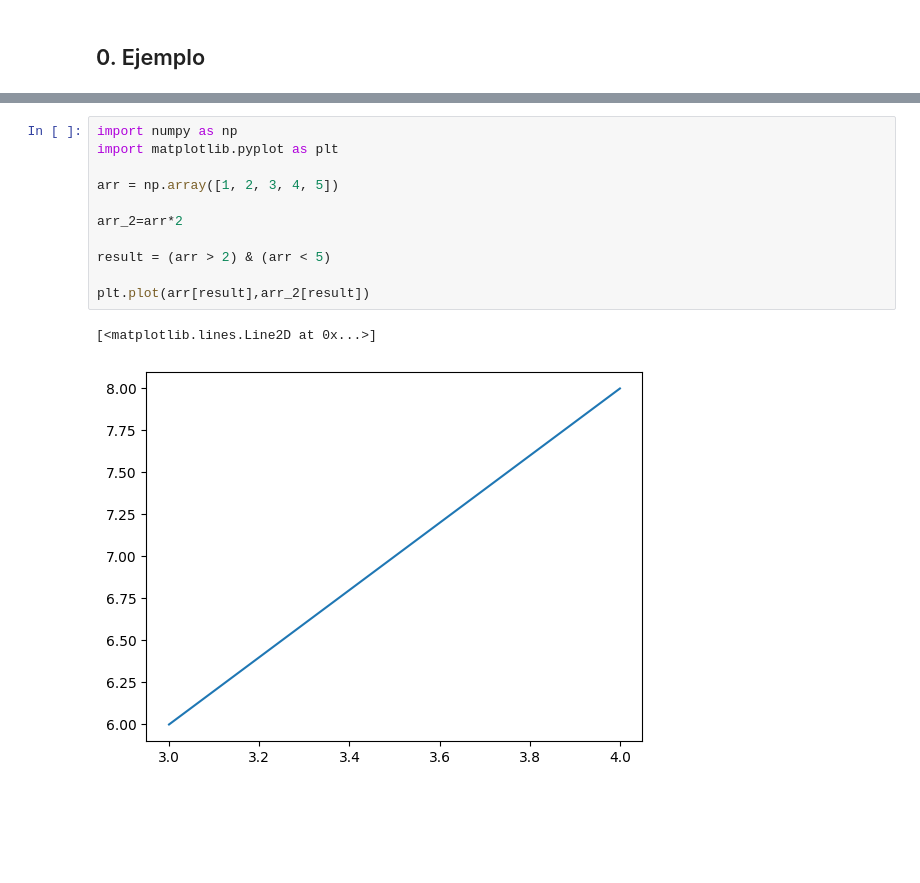
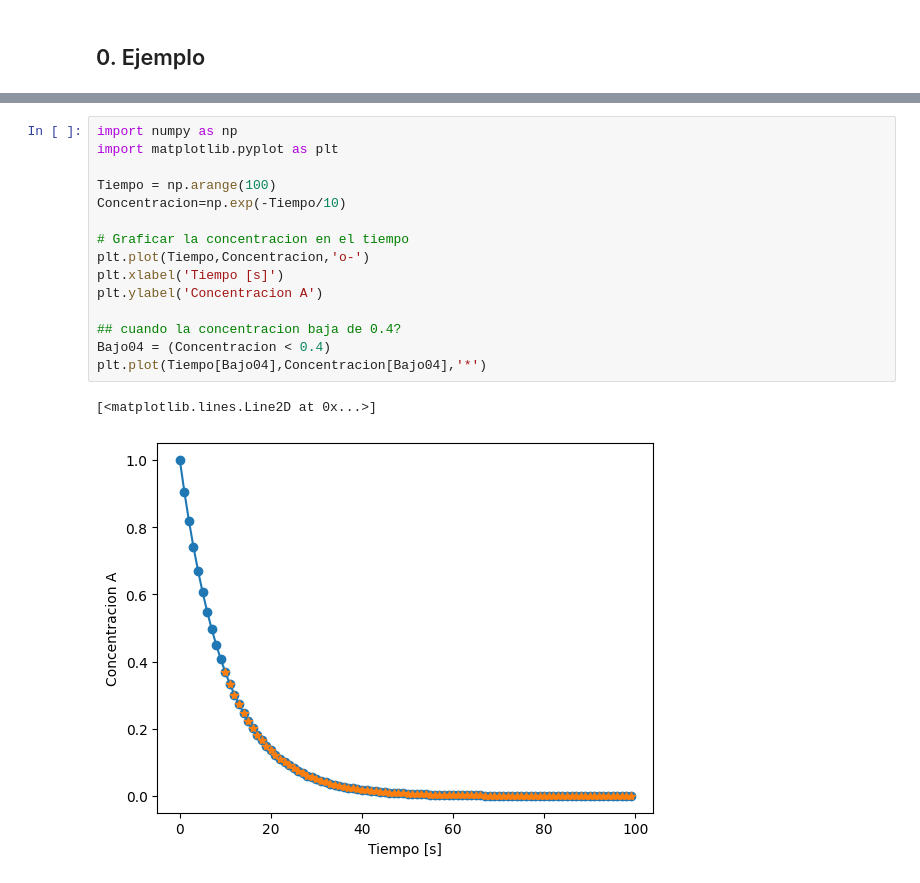
Before and after one commit to AndreaColinsR/Clases_programacion, a Jupyter notebook: Clase8/Clase8.ipynb, the cells around one changed output, grey strips where cells are left out. Saved outputs shown, nothing was run; the diff lists cells and outputs as text; blank space fills up the shorter version.

```diff
--- a/Clase8/Clase8.ipynb
+++ b/Clase8/Clase8.ipynb
@@ -106,14 +235,18 @@ Wear boots
 # %%
 import numpy as np
 import matplotlib.pyplot as plt
 
-arr = np.array([1, 2, 3, 4, 5])
+Tiempo = np.arange(100)
+Concentracion=np.exp(-Tiempo/10)
 
-arr_2=arr*2
+# Graficar la concentracion en el tiempo
+plt.plot(Tiempo,Concentracion,'o-')
+plt.xlabel('Tiempo [s]')
+plt.ylabel('Concentracion A')
 
-result = (arr > 2) & (arr < 5)
-
-plt.plot(arr[result],arr_2[result])
+## cuando la concentracion baja de 0.4?
+Bajo04 = (Concentracion < 0.4)
+plt.plot(Tiempo[Bajo04],Concentracion[Bajo04],'*')
 # %% [output]
 [<matplotlib.lines.Line2D at 0x...>]
-[figure, old version]
+[figure, new version]
```
Also changed, not shown: parts of 35 cells of this notebook, 3 other files.
